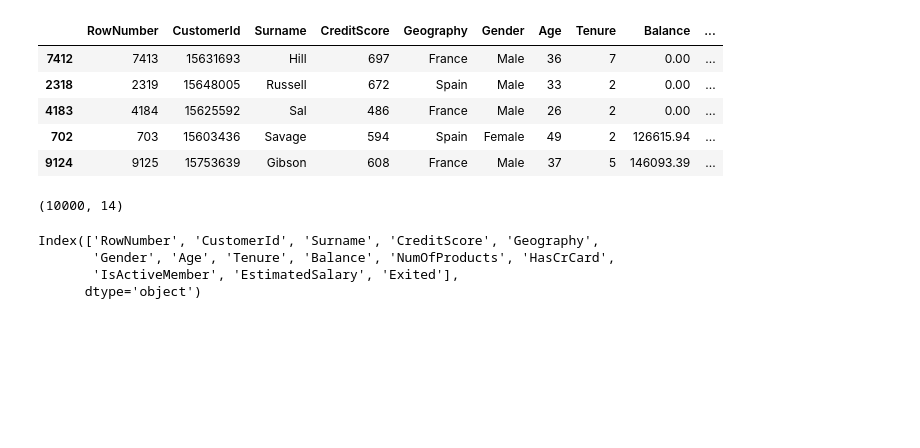
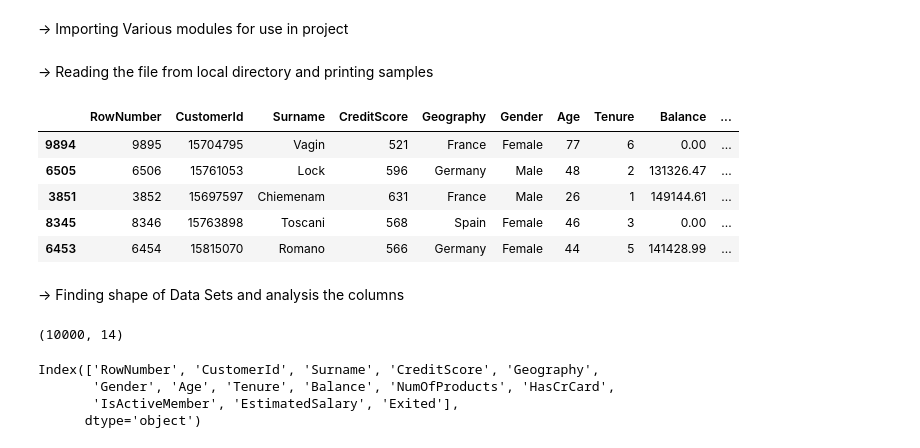
Before and after one commit to amitk29/Miscellaneous-Projects, a Jupyter notebook: Bank_Churn_Modelling.ipynb, the cells around one changed output. Cells and saved outputs as stored; diff of their text form; code cells hidden in the pictures; blank space fills up the shorter version.

```diff
--- a/Bank_Churn_Modelling.ipynb
+++ b/Bank_Churn_Modelling.ipynb
@@ -1,3 +9,5 @@
+# %% [markdown]
+-> Importing Various modules for use in project
 # %%
 import numpy as np
 import pandas as pd
@@ -5,16 +15,20 @@ import matplotlib.pyplot as plt
 import tensorflow as tf
 from tensorflow import keras
 %matplotlib inline
+# %% [markdown]
+-> Reading the file from local directory and printing samples
 # %%
-df=pd.read_csv('Bank_churn_Modelling.csv')
+df=pd.read_csv('Bank_churn_Modelling_data.csv')
 df.sample(5)
 # %% [output]
 |  | RowNumber | CustomerId | Surname | CreditScore | Geography | Gender | Age | Tenure | Balance | ... |
-| 7412 | 7413 | 15631693 | Hill | 697 | France | Male | 36 | 7 | 0.00 | ... |
-| 2318 | 2319 | 15648005 | Russell | 672 | Spain | Male | 33 | 2 | 0.00 | ... |
-| 4183 | 4184 | 15625592 | Sal | 486 | France | Male | 26 | 2 | 0.00 | ... |
-| 702 | 703 | 15603436 | Savage | 594 | Spain | Female | 49 | 2 | 126615.94 | ... |
-| 9124 | 9125 | 15753639 | Gibson | 608 | France | Male | 37 | 5 | 146093.39 | ... |
+| 9894 | 9895 | 15704795 | Vagin | 521 | France | Female | 77 | 6 | 0.00 | ... |
+| 6505 | 6506 | 15761053 | Lock | 596 | Germany | Male | 48 | 2 | 131326.47 | ... |
+| 3851 | 3852 | 15697597 | Chiemenam | 631 | France | Male | 26 | 1 | 149144.61 | ... |
+| 8345 | 8346 | 15763898 | Toscani | 568 | Spain | Female | 46 | 3 | 0.00 | ... |
+| 6453 | 6454 | 15815070 | Romano | 566 | Germany | Female | 44 | 5 | 141428.99 | ... |
+# %% [markdown]
+-> Finding shape of Data Sets and analysis the columns
 # %%
 df.shape
 # %% [output]
```
Also changed, not shown: parts of 16 cells of this notebook.
